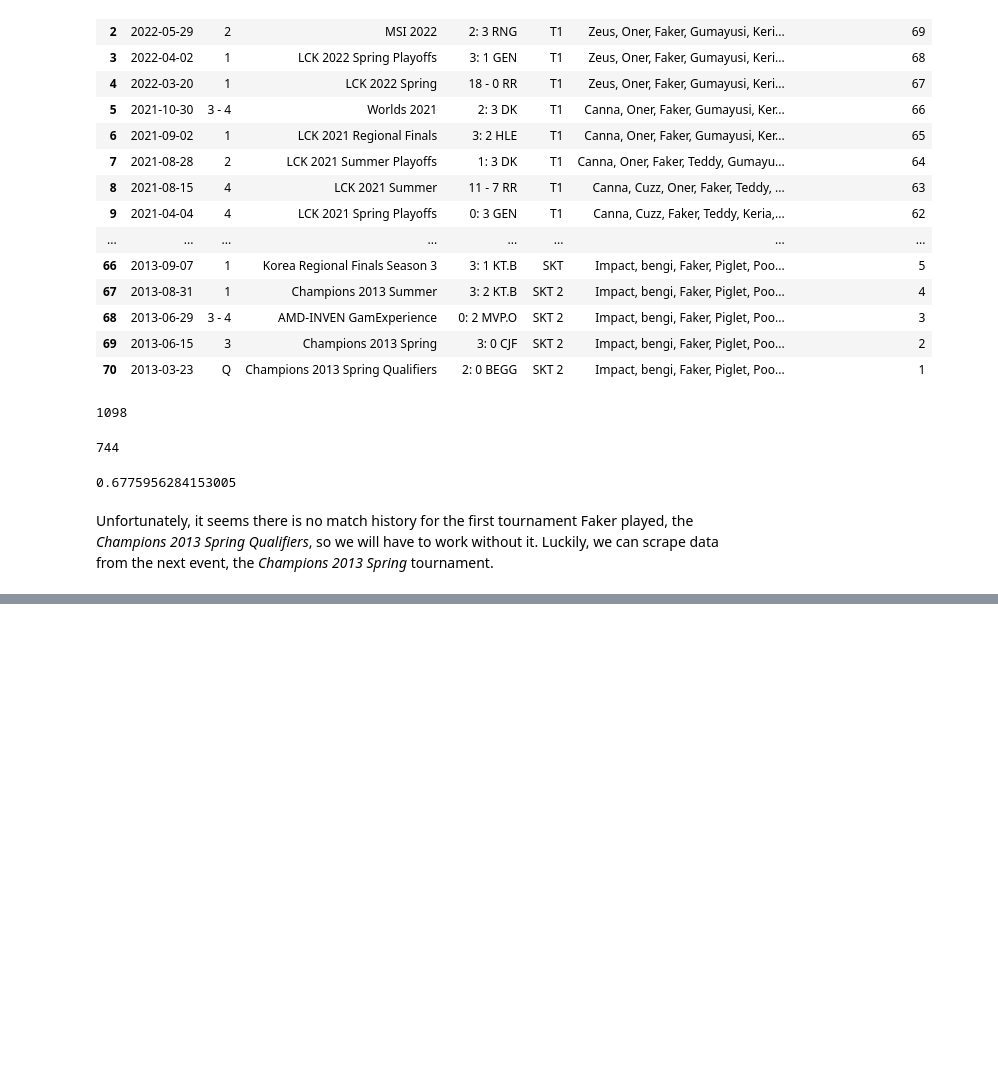
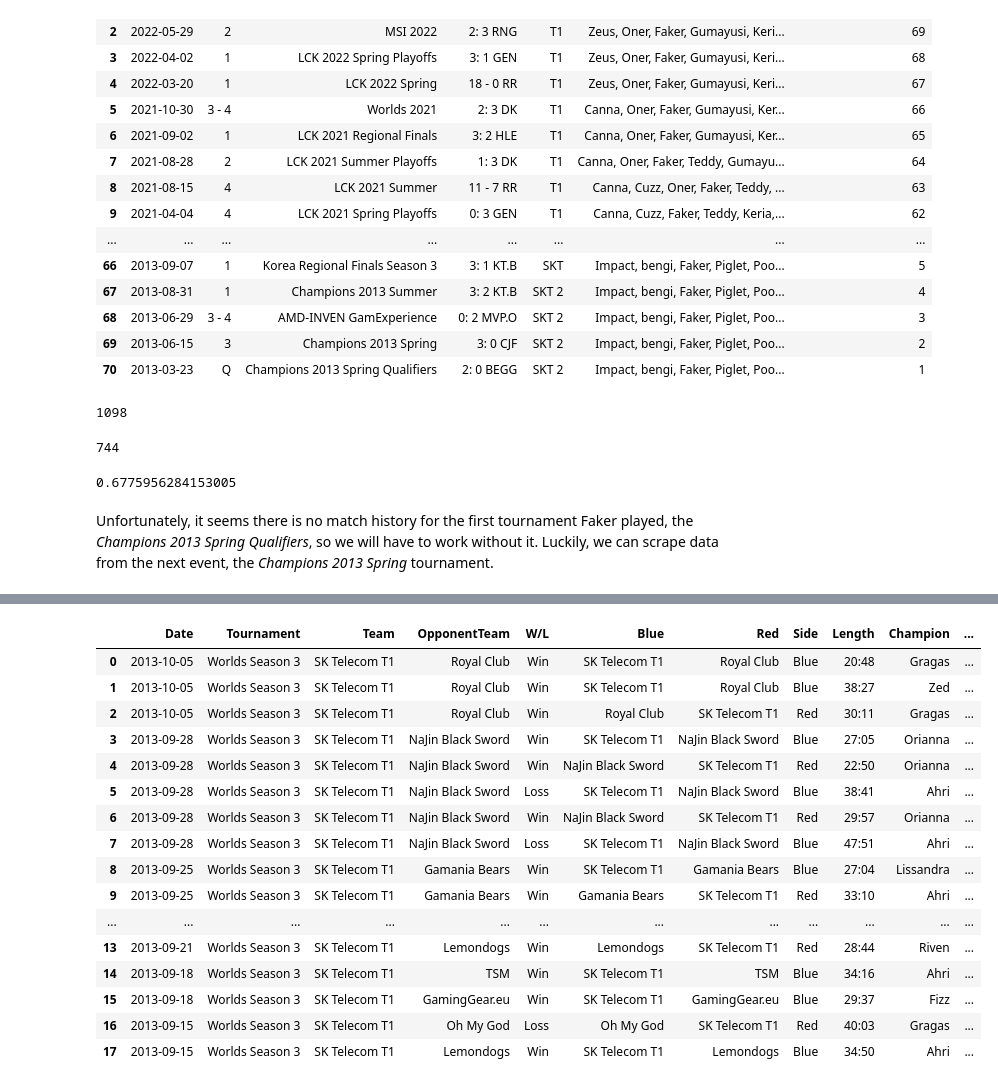
Before and after one commit to benbielin/lol-esports-stats, a Jupyter notebook: faker-stats.ipynb, the cells around one changed output, grey strips where cells are left out. Drawn from its saved outputs; the diff is of its cells as text; code cells hidden in the pictures; blank space fills up the shorter version.

```diff
--- a/faker-stats.ipynb
+++ b/faker-stats.ipynb
@@ -321,0 +365,24 @@ faker_2013_spring.to_csv('faker_2013_spring.csv')
+# %%
+url = 'https://lol.fandom.com/Special:RunQuery/MatchHistoryPlayer?MHP%5Bpreload%5D=Player&MHP%5Btournament%5D=World%20Championship%20Season%203&MHP%5Bspl%5D=yes&MHP%5Blink%5D=Faker&_run='
+# %%
+table = get_html_table(url)
+faker_2013_worlds = get_tournament_df(table)
+faker_2013_worlds
+# %% [output]
+|  | Date | Tournament | Team | OpponentTeam | W/L | Blue | Red | Side | Length | Champion | ... |
+| 0 | 2013-10-05 | Worlds Season 3 | SK Telecom T1 | Royal Club | Win | SK Telecom T1 | Royal Club | Blue | 20:48 | Gragas | ... |
+| 1 | 2013-10-05 | Worlds Season 3 | SK Telecom T1 | Royal Club | Win | SK Telecom T1 | Royal Club | Blue | 38:27 | Zed | ... |
+| 2 | 2013-10-05 | Worlds Season 3 | SK Telecom T1 | Royal Club | Win | Royal Club | SK Telecom T1 | Red | 30:11 | Gragas | ... |
+| 3 | 2013-09-28 | Worlds Season 3 | SK Telecom T1 | NaJin Black Sword | Win | SK Telecom T1 | NaJin Black Sword | Blue | 27:05 | Orianna | ... |
+| 4 | 2013-09-28 | Worlds Season 3 | SK Telecom T1 | NaJin Black Sword | Win | NaJin Black Sword | SK Telecom T1 | Red | 22:50 | Orianna | ... |
+| 5 | 2013-09-28 | Worlds Season 3 | SK Telecom T1 | NaJin Black Sword | Loss | SK Telecom T1 | NaJin Black Sword | Blue | 38:41 | Ahri | ... |
+| 6 | 2013-09-28 | Worlds Season 3 | SK Telecom T1 | NaJin Black Sword | Win | NaJin Black Sword | SK Telecom T1 | Red | 29:57 | Orianna | ... |
+| 7 | 2013-09-28 | Worlds Season 3 | SK Telecom T1 | NaJin Black Sword | Loss | SK Telecom T1 | NaJin Black Sword | Blue | 47:51 | Ahri | ... |
+| 8 | 2013-09-25 | Worlds Season 3 | SK Telecom T1 | Gamania Bears | Win | SK Telecom T1 | Gamania Bears | Blue | 27:04 | Lissandra | ... |
+| 9 | 2013-09-25 | Worlds Season 3 | SK Telecom T1 | Gamania Bears | Win | Gamania Bears | SK Telecom T1 | Red | 33:10 | Ahri | ... |
+| ... | ... | ... | ... | ... | ... | ... | ... | ... | ... | ... | ... |
+| 13 | 2013-09-21 | Worlds Season 3 | SK Telecom T1 | Lemondogs | Win | Lemondogs | SK Telecom T1 | Red | 28:44 | Riven | ... |
+| 14 | 2013-09-18 | Worlds Season 3 | SK Telecom T1 | TSM | Win | SK Telecom T1 | TSM | Blue | 34:16 | Ahri | ... |
+| 15 | 2013-09-18 | Worlds Season 3 | SK Telecom T1 | GamingGear.eu | Win | SK Telecom T1 | GamingGear.eu | Blue | 29:37 | Fizz | ... |
+| 16 | 2013-09-15 | Worlds Season 3 | SK Telecom T1 | Oh My God | Loss | Oh My God | SK Telecom T1 | Red | 40:03 | Gragas | ... |
+| 17 | 2013-09-15 | Worlds Season 3 | SK Telecom T1 | Lemondogs | Win | SK Telecom T1 | Lemondogs | Blue | 34:50 | Ahri | ... |
```
Also changed, not shown: parts of 13 cells of this notebook.
